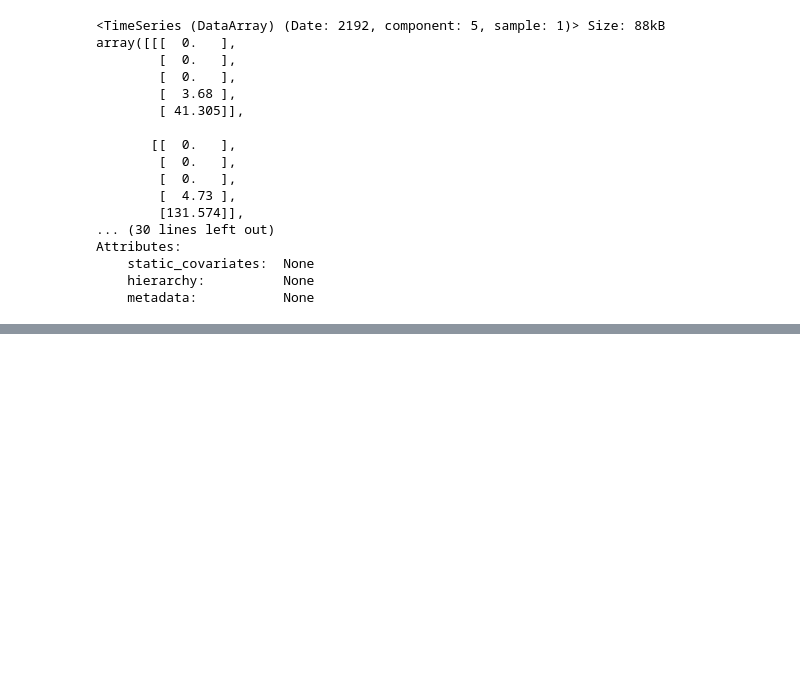
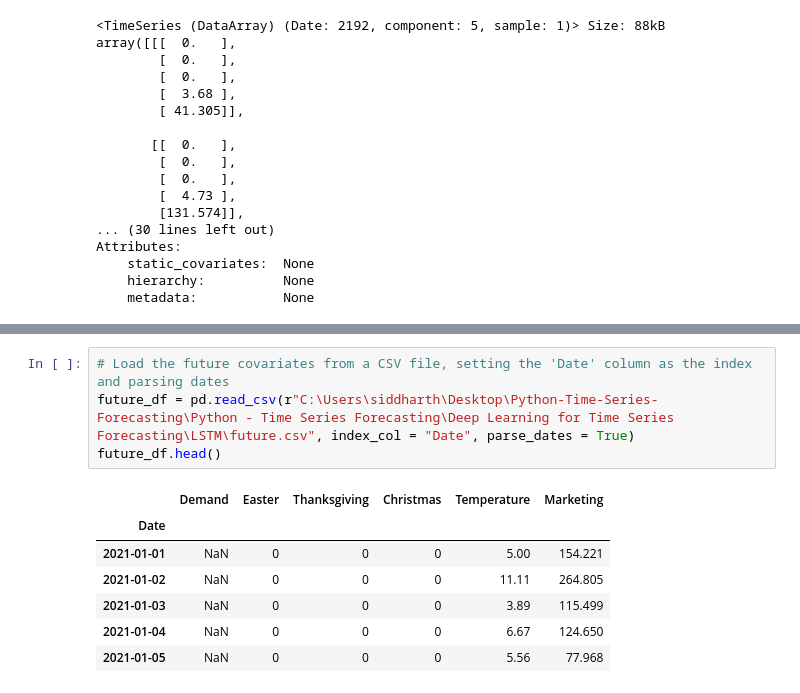
Before and after one commit to kshirsagarsiddharth/Python-Time-Series-Forecasting, a Jupyter notebook: long_short_term.ipynb, the cells around one changed output, grey strips where cells are left out. Cells and saved outputs as stored; diff of their text form; blank space fills up the shorter version.

```diff
--- a/long_short_term.ipynb
+++ b/long_short_term.ipynb
@@ -119,0 +530,12 @@ Attributes:
+# %%
+# Load the future covariates from a CSV file, setting the 'Date' column as the index and parsing dates
+future_df = pd.read_csv(r"C:\Users\siddharth\Desktop\Python-Time-Series-Forecasting\Python - Time Series Forecasting\Deep Learning for Time Series Forecasting\LSTM\future.csv", index_col = "Date", parse_dates = True)
+future_df.head()
+# %% [output]
+|  | Demand | Easter | Thanksgiving | Christmas | Temperature | Marketing |
+| Date |  |  |  |  |  |  |
+| 2021-01-01 | NaN | 0 | 0 | 0 | 5.00 | 154.221 |
+| 2021-01-02 | NaN | 0 | 0 | 0 | 11.11 | 264.805 |
+| 2021-01-03 | NaN | 0 | 0 | 0 | 3.89 | 115.499 |
+| 2021-01-04 | NaN | 0 | 0 | 0 | 6.67 | 124.650 |
+| 2021-01-05 | NaN | 0 | 0 | 0 | 5.56 | 77.968 |
```
Also changed, not shown: parts of 22 cells of this notebook.
